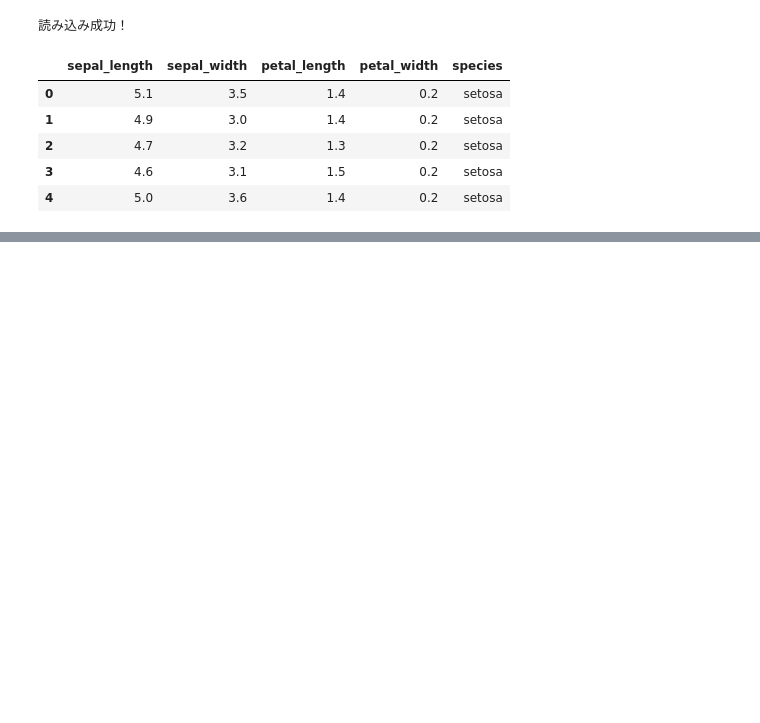
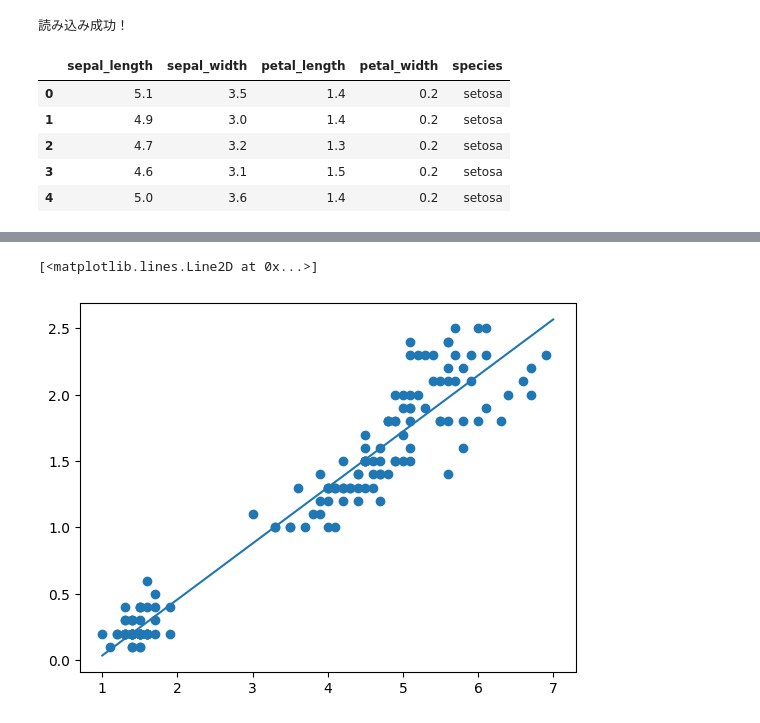
Before and after one commit to Taishin0719/Deep-Learning1, a Jupyter notebook: Untitled8.ipynb, the cells around one changed output, grey strips where cells are left out. Cells and saved outputs as stored; diff of their text form; code cells hidden in the pictures; blank space fills up the shorter version.

```diff
--- a/Untitled8.ipynb
+++ b/Untitled8.ipynb
@@ -508,0 +538,11 @@ iris.head()
+# %%
+from sklearn.linear_model import LinearRegeression
+from sklearn.metrics import mean_squared_error
+
+# 訓練データとテストデータに分割
+X_train,X_test,y_train,y_test = train_test_split(X, y, test_size=0.3, random_state=1)
+
+model=LinearRegression() # 線形回帰モデル
+model.fit(X_train,y_train) # モデルを訓練データに適合
+y_predicted=model.predict(X_test) # テストデータで予測
+mean_squared_error(y_test,y_predicted) # 予測精度 (平均二乗誤差) の評価
@@ -508,0 +551,9 @@ iris.head()
+# %%
+x_plot=np.linspace(1,7)
+X_plot=x_plot[:,np.newaxis]
+y_plot=model.predict(X_plot)
+plt.scatter(X,y)
+plt.plot(x_plot,y_plot)
+# %% [output]
+[<matplotlib.lines.Line2D at 0x...>]
+[figure, added]
```
Also changed, not shown: parts of 13 cells of this notebook.
